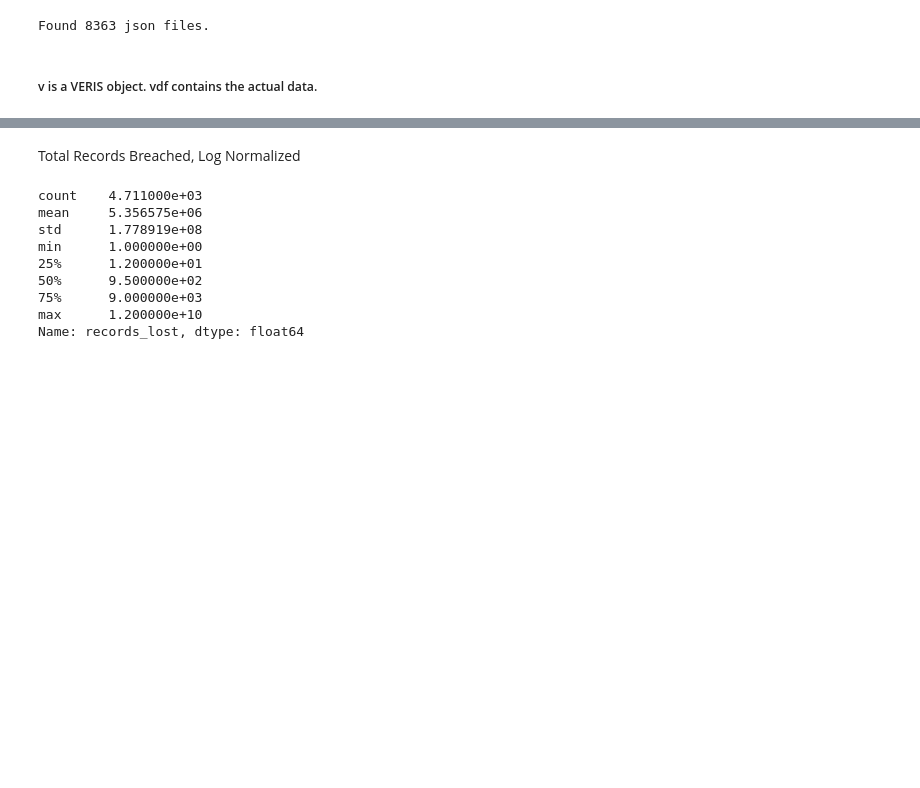
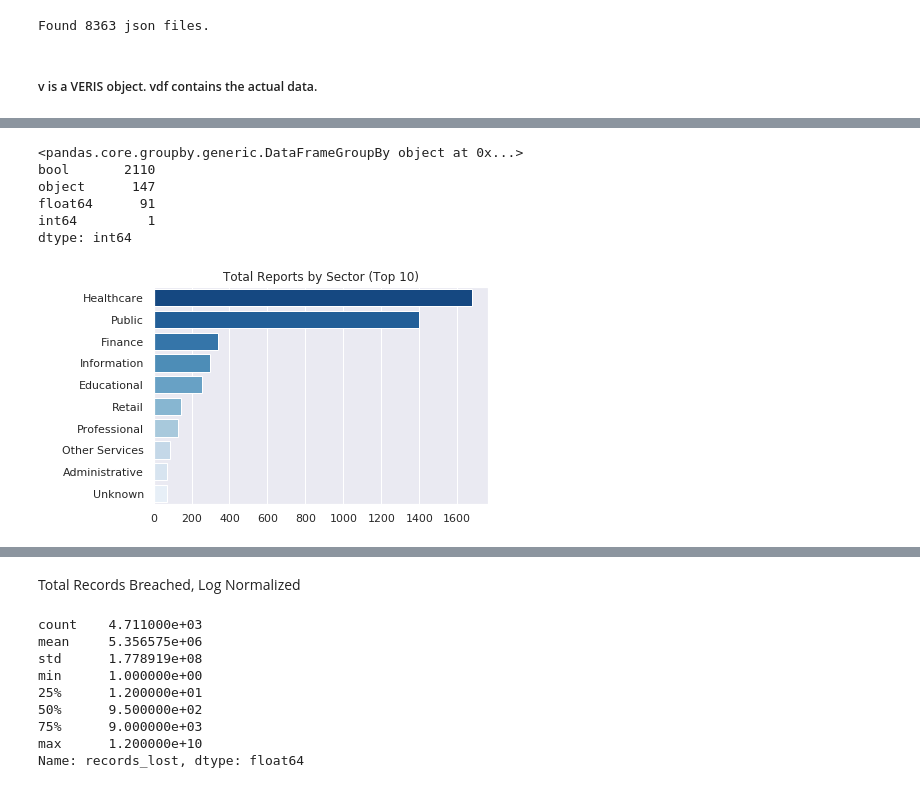
Before and after one commit to ethanpaek/CloudBleed_Project_2019, a Jupyter notebook: vcdb_parse.ipynb, the cells around one changed output, grey strips where cells are left out. Saved outputs shown, nothing was run; the diff lists cells and outputs as text; code cells hidden in the pictures; blank space fills up the shorter version.

```diff
--- a/vcdb_parse.ipynb
+++ b/vcdb_parse.ipynb
@@ -55,27 +64,39 @@ rtg_df = v.enum_summary(vdf, 'impact.overall_rating', use_unk=True)
 # %%
 # sns.barplot(x=rtg_df['enum'], y=rtg_df['Percent'])
 # # plt.yscale('symlog')
 
 # # sns.barplot()
-# # ax1 = sns.countplot(y = 'victim.industry.name', data=vdf_loss, orient='h',
-# #                    saturation=.8, palette="Reds_r", order=vdf_loss['victim.industry.name'].value_counts().index)
-# # # ax2 = sns.count_plot
+data=vdf_loss.groupby('victim.industry.name')
+print(data)
+ax1 = sns.countplot(y = 'victim.industry.name', data=vdf_loss, orient='h',
+                   saturation=.8, palette="Blues_r", order=vdf_loss['victim.industry.name'].value_counts().iloc[:10].index)
+# ax2 = sns.count_plot
 
-# plt.title('Reported Overall Impact')
-# plt.xlabel('Rating')
-# # # plt.xscale('log')
-# # plt.xlabel('Overall Impact')
-# # ax.show()
-# # v.enum_summary(vdf, 'impact.')
-# print(vdf.dtypes.value_counts())
-# # v.load_schema().value_counts.
-# a= pd.io.json.json_normalize(v.vschema)
+plt.title('Total Reports by Sector (Top 10)')
+plt.xlabel('')
+# plt.xscale('log')
+
+plt.ylabel(' ')
+plt.savefig('reports.svg')
+# ax.show()
+# v.enum_summary(vdf, 'impact.')
+print(vdf.dtypes.value_counts())
+# v.load_schema().value_counts.
+a= pd.io.json.json_normalize(v.vschema)
 
 # pd.io.json.dumps(v.vschema, encode_html_chars=True)
 # # df =sk.preprocessing.OneHotEncoder(a)
 # a = a.loc[:,a.columns.str.contains('required')]
 # b = a['required']
 # v.nonenum_vars
+# %% [output]
+<pandas.core.groupby.generic.DataFrameGroupBy object at 0x...>
+bool       2110
+object      147
+float64      91
+int64         1
+dtype: int64
+[figure, added]
 # %%
 
 # print(b[0])
```
Also changed, not shown: parts of 14 cells of this notebook, 3 other files.
